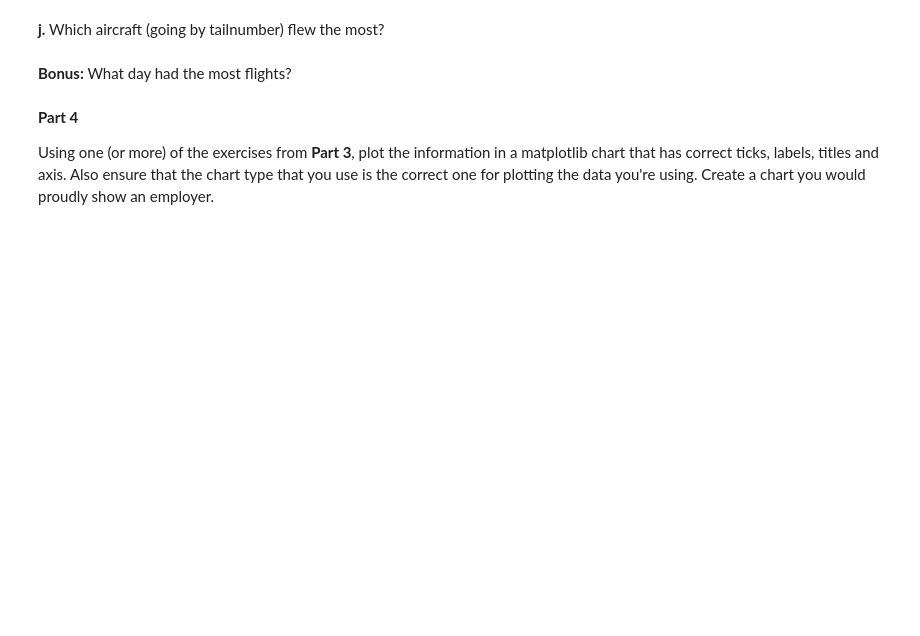
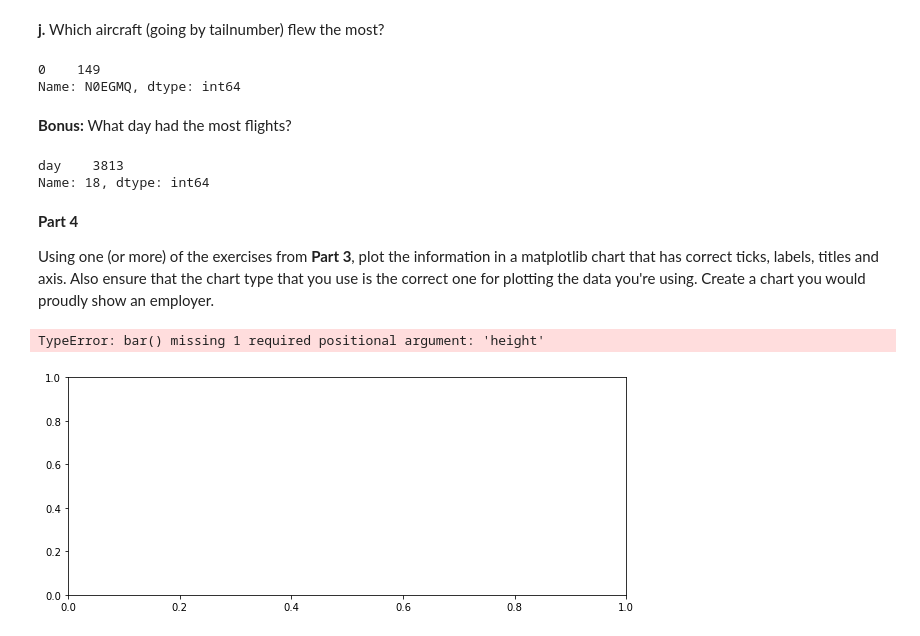
Before and after one commit to clarimayo/Jupyter_notebooks, a Jupyter notebook: Labs/Week 19/week-19-lab.ipynb, the cells around one changed output. Saved outputs shown, nothing was run; the diff lists cells and outputs as text; code cells hidden in the pictures; blank space fills up the shorter version.

```diff
--- a/Labs/Week 19/week-19-lab.ipynb
+++ b/Labs/Week 19/week-19-lab.ipynb
@@ -332,8 +298,25 @@ Length: 2717, dtype: int64
 # %% [markdown]
 **j.** Which aircraft (going by tailnumber) flew the most?
+# %%
+flights.groupby("tailnum").size().sort_values(ascending=False).to_frame().iloc[0]
+# %% [output]
+0    149
+Name: N0EGMQ, dtype: int64
 # %% [markdown]
 **Bonus:** What day had the most flights?
+# %%
+flights["day"].value_counts().to_frame().iloc[0]
+# %% [output]
+day    3813
+Name: 18, dtype: int64
 # %% [markdown]
 **Part 4**
 
 Using one (or more) of the exercises from **Part 3**, plot the information in a matplotlib chart that has correct ticks, labels, titles and axis. Also ensure that the chart type that you use is the correct one for plotting the data you're using. Create a chart you would proudly show an employer.
+# %%
+fig, ax1 = plt.subplots(figsize=(10, 4))
+# x= flights["airline"]
+ax1.bar(flights["origin"].value_counts())
+# %% [output]
+TypeError: bar() missing 1 required positional argument: 'height'
+[figure, added]
```
Also changed, not shown: parts of 23 cells of this notebook, 4 other files.
